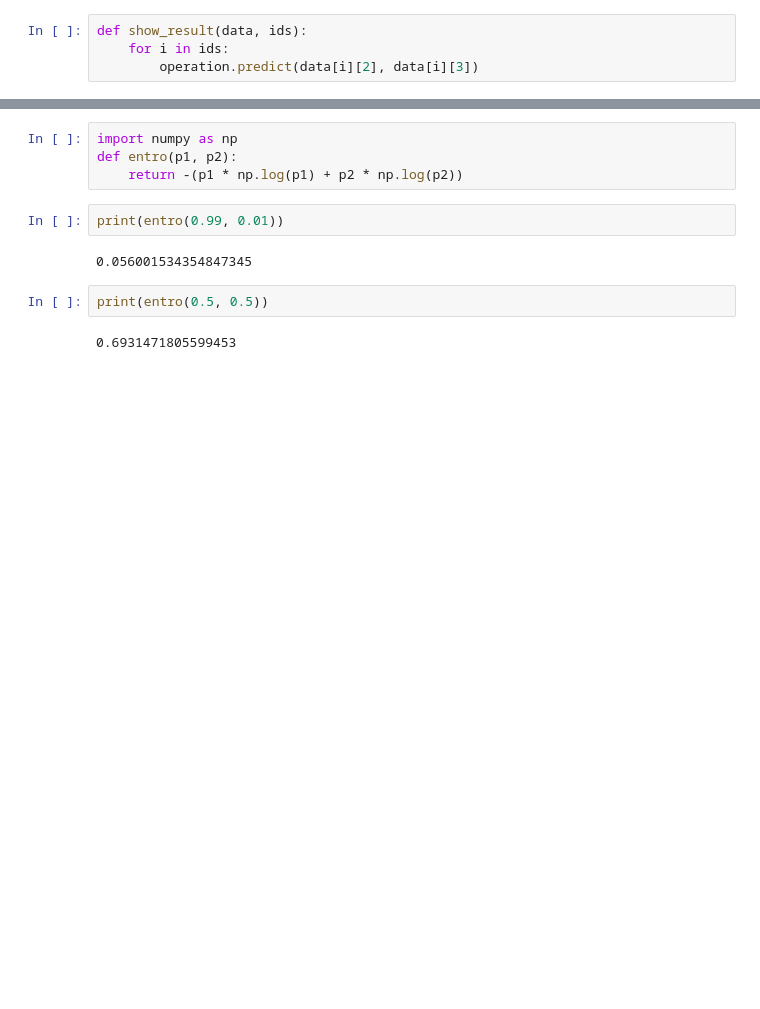
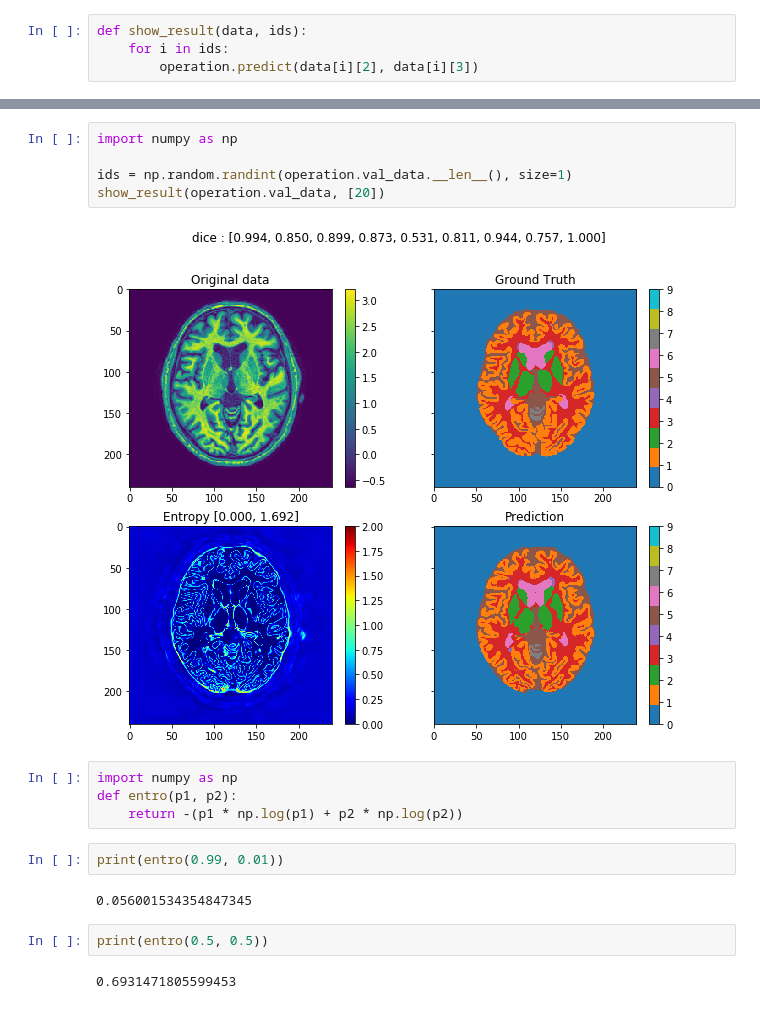
Before and after one commit to wuzht/BrainSeg, a Jupyter notebook: main.ipynb, the cells around one changed output, grey strips where cells are left out. Saved outputs shown, nothing was run; the diff lists cells and outputs as text; blank space fills up the shorter version.

```diff
--- a/main.ipynb
+++ b/main.ipynb
@@ -51,3 +80,10 @@ show_result(operation.val_data, [20])
+# %%
+import numpy as np
+
+ids = np.random.randint(operation.val_data.__len__(), size=1)
+show_result(operation.val_data, [20])
+# %% [output]
+[figure, added]
 # %%
 import numpy as np
 def entro(p1, p2):
```
Also changed, not shown: parts of 6 cells of this notebook, 10 other files.
